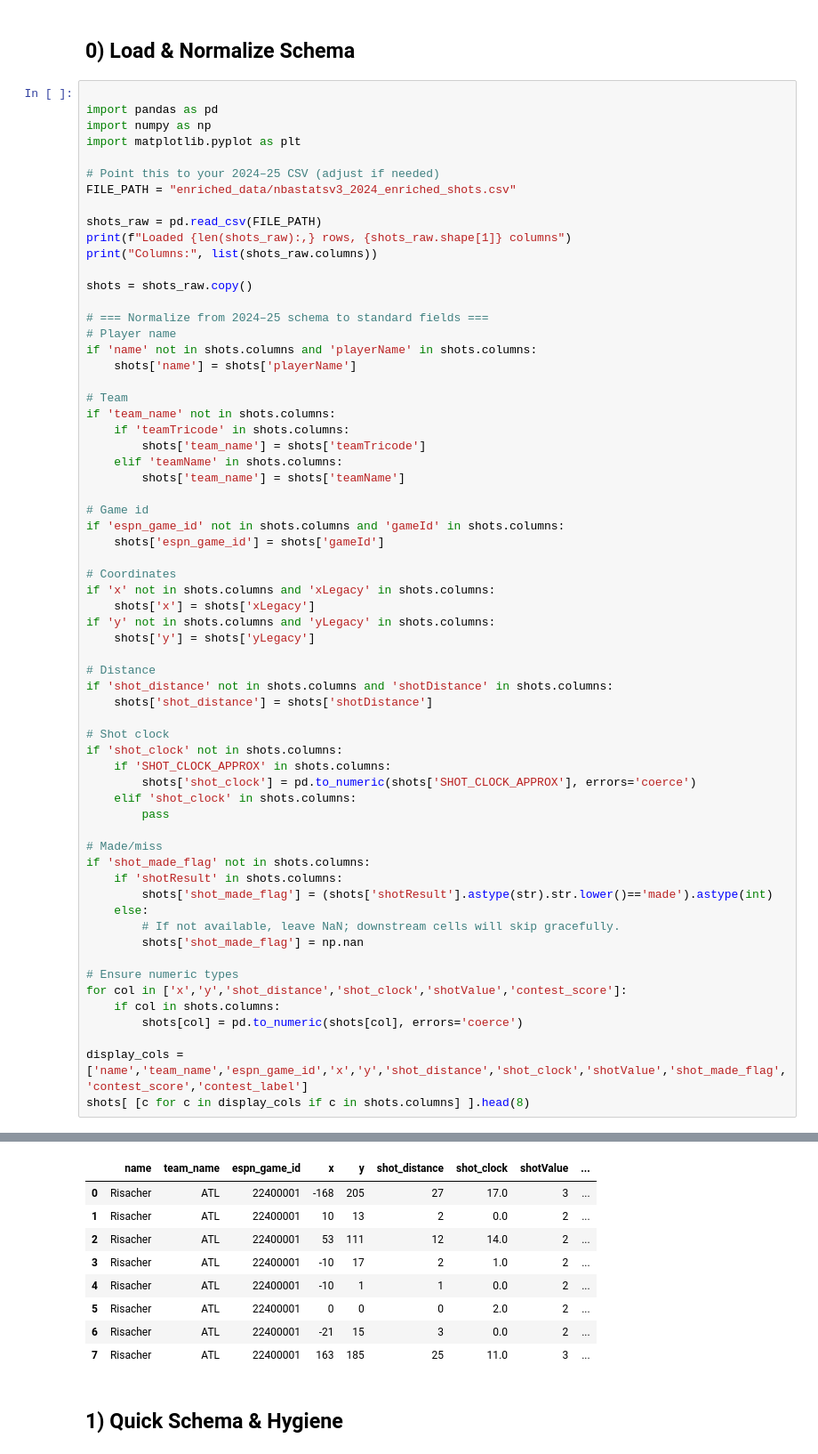
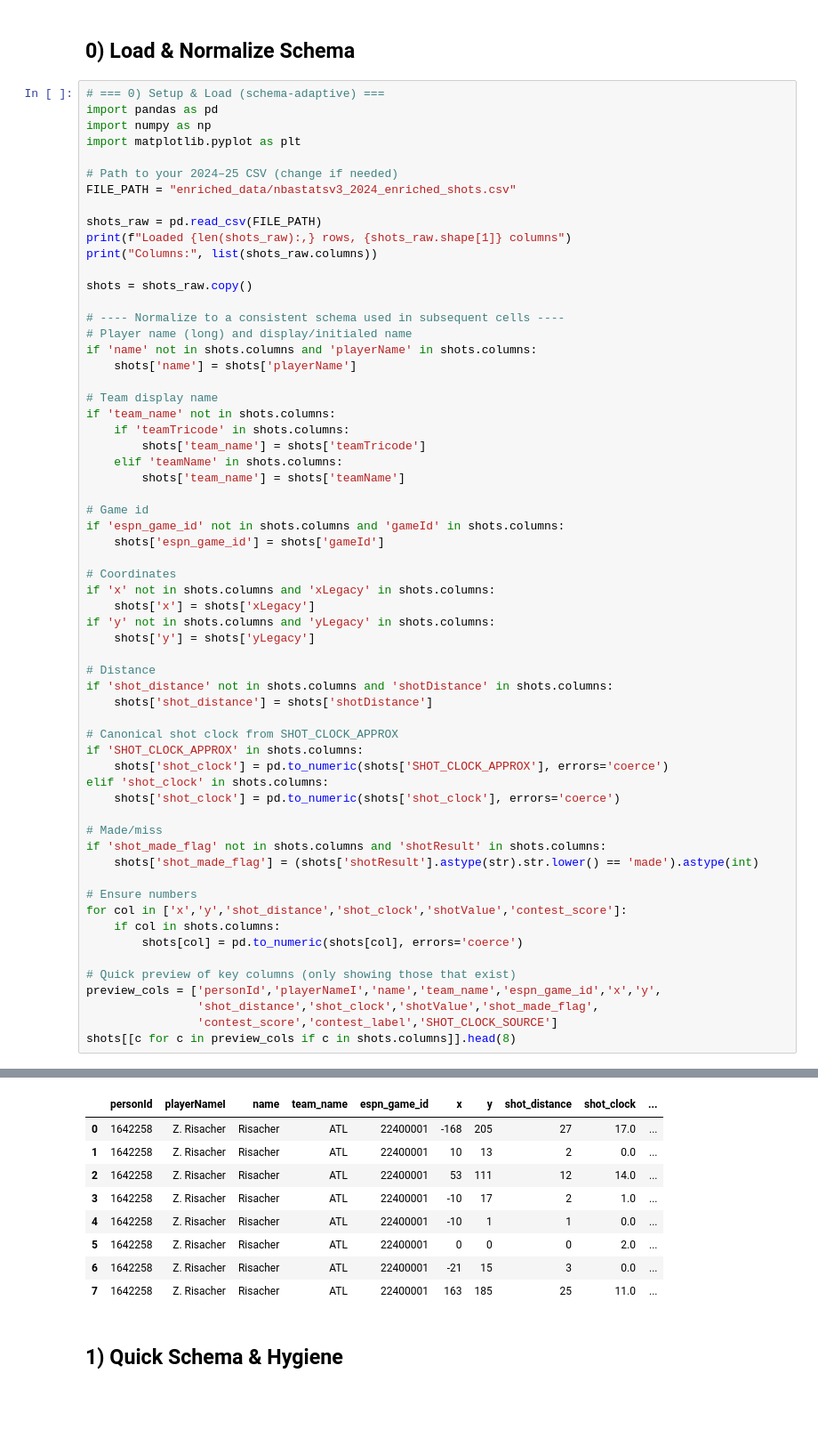
Before and after one commit to bnamm1/nba-shot-quality, a Jupyter notebook: NBA_Shot_Data_Exploration_2024_25_FULL.ipynb, the cells around one changed output, grey strips where cells are left out. Shown: that part at 89% size. Saved outputs shown, nothing was run; the diff lists cells and outputs as text; blank space fills up the shorter version.

```diff
--- a/NBA_Shot_Data_Exploration_2024_25_FULL.ipynb
+++ b/NBA_Shot_Data_Exploration_2024_25_FULL.ipynb
@@ -23,12 +23,12 @@ This notebook normalizes the 2024–25 shot schema (e.g., `xLegacy`, `yLegacy`,
 # %% [markdown]
 ## 0) Load & Normalize Schema
 # %%
-
+# === 0) Setup & Load (schema-adaptive) ===
 import pandas as pd
 import numpy as np
 import matplotlib.pyplot as plt
 
-# Point this to your 2024–25 CSV (adjust if needed)
+# Path to your 2024–25 CSV (change if needed)
 FILE_PATH = "enriched_data/nbastatsv3_2024_enriched_shots.csv"
 
 shots_raw = pd.read_csv(FILE_PATH)
@@ -37,66 +37,64 @@ print("Columns:", list(shots_raw.columns))
 
 shots = shots_raw.copy()
 
-# === Normalize from 2024–25 schema to standard fields ===
-# Player name
+# ---- Normalize to a consistent schema used in subsequent cells ----
+# Player name (long) and display/initialed name
 if 'name' not in shots.columns and 'playerName' in shots.columns:
     shots['name'] = shots['playerName']
 
-# Team
+# Team display name
 if 'team_name' not in shots.columns:
     if 'teamTricode' in shots.columns:
         shots['team_name'] = shots['teamTricode']
     elif 'teamName' in shots.columns:
         shots['team_name'] = shots['teamName']
 
 # Game id
 if 'espn_game_id' not in shots.columns and 'gameId' in shots.columns:
     shots['espn_game_id'] = shots['gameId']
 
 # Coordinates
 if 'x' not in shots.columns and 'xLegacy' in shots.columns:
     shots['x'] = shots['xLegacy']
 if 'y' not in shots.columns and 'yLegacy' in shots.columns:
     shots['y'] = shots['yLegacy']
 
 # Distance
 if 'shot_distance' not in shots.columns and 'shotDistance' in shots.columns:
     shots['shot_distance'] = shots['shotDistance']
 
-# Shot clock
-if 'shot_clock' not in shots.columns:
-    if 'SHOT_CLOCK_APPROX' in shots.columns:
-        shots['shot_clock'] = pd.to_numeric(shots['SHOT_CLOCK_APPROX'], errors='coerce')
-    elif 'shot_clock' in shots.columns:
-        pass
+# Canonical shot clock from SHOT_CLOCK_APPROX
+if 'SHOT_CLOCK_APPROX' in shots.columns:
+    shots['shot_clock'] = pd.to_numeric(shots['SHOT_CLOCK_APPROX'], errors='coerce')
+elif 'shot_clock' in shots.columns:
+    shots['shot_clock'] = pd.to_numeric(shots['shot_clock'], errors='coerce')
 
 # Made/miss
-if 'shot_made_flag' not in shots.columns:
-    if 'shotResult' in shots.columns:
-        shots['shot_made_flag'] = (shots['shotResult'].astype(str).str.lower()=='made').astype(int)
-    else:
-        # If not available, leave NaN; downstream cells will skip gracefully.
-        shots['shot_made_flag'] = np.nan
+if 'shot_made_flag' not in shots.columns and 'shotResult' in shots.columns:
+    shots['shot_made_flag'] = (shots['shotResult'].astype(str).str.lower() == 'made').astype(int)
 
-# Ensure numeric types
+# Ensure numbers
 for col in ['x','y','shot_distance','shot_clock','shotValue','contest_score']:
     if col in shots.columns:
         shots[col] = pd.to_numeric(shots[col], errors='coerce')
 
-display_cols = ['name','team_name','espn_game_id','x','y','shot_distance','shot_clock','shotValue','shot_made_flag','contest_score','contest_label']
-shots[ [c for c in display_cols if c in shots.columns] ].head(8)
+# Quick preview of key columns (only showing those that exist)
+preview_cols = ['personId','playerNameI','name','team_name','espn_game_id','x','y',
+                'shot_distance','shot_clock','shotValue','shot_made_flag',
+                'contest_score','contest_label','SHOT_CLOCK_SOURCE']
+shots[[c for c in preview_cols if c in shots.columns]].head(8)
 # %% [output]
 Loaded 219,528 rows, 30 columns
 Columns: ['actionNumber', 'clock', 'period', 'teamId', 'teamTricode', 'personId', 'playerName', 'playerNameI', 'xLegacy', 'yLegacy', 'shotDistance', 'shotResult', 'isFieldGoal', 'scoreHome', 'scoreAwa ...
-|  | name | team_name | espn_game_id | x | y | shot_distance | shot_clock | shotValue | ... |
-| 0 | Risacher | ATL | 22400001 | -168 | 205 | 27 | 17.0 | 3 | ... |
-| 1 | Risacher | ATL | 22400001 | 10 | 13 | 2 | 0.0 | 2 | ... |
-| 2 | Risacher | ATL | 22400001 | 53 | 111 | 12 | 14.0 | 2 | ... |
-| 3 | Risacher | ATL | 22400001 | -10 | 17 | 2 | 1.0 | 2 | ... |
-| 4 | Risacher | ATL | 22400001 | -10 | 1 | 1 | 0.0 | 2 | ... |
-| 5 | Risacher | ATL | 22400001 | 0 | 0 | 0 | 2.0 | 2 | ... |
-| 6 | Risacher | ATL | 22400001 | -21 | 15 | 3 | 0.0 | 2 | ... |
-| 7 | Risacher | ATL | 22400001 | 163 | 185 | 25 | 11.0 | 3 | ... |
+|  | personId | playerNameI | name | team_name | espn_game_id | x | y | shot_distance | shot_clock | ... |
+| 0 | 1642258 | Z. Risacher | Risacher | ATL | 22400001 | -168 | 205 | 27 | 17.0 | ... |
+| 1 | 1642258 | Z. Risacher | Risacher | ATL | 22400001 | 10 | 13 | 2 | 0.0 | ... |
+| 2 | 1642258 | Z. Risacher | Risacher | ATL | 22400001 | 53 | 111 | 12 | 14.0 | ... |
+| 3 | 1642258 | Z. Risacher | Risacher | ATL | 22400001 | -10 | 17 | 2 | 1.0 | ... |
+| 4 | 1642258 | Z. Risacher | Risacher | ATL | 22400001 | -10 | 1 | 1 | 0.0 | ... |
+| 5 | 1642258 | Z. Risacher | Risacher | ATL | 22400001 | 0 | 0 | 0 | 2.0 | ... |
+| 6 | 1642258 | Z. Risacher | Risacher | ATL | 22400001 | -21 | 15 | 3 | 0.0 | ... |
+| 7 | 1642258 | Z. Risacher | Risacher | ATL | 22400001 | 163 | 185 | 25 | 11.0 | ... |
 # %% [markdown]
 ## 1) Quick Schema & Hygiene
 # %%
```
Also changed, not shown: parts of 16 cells of this notebook.
